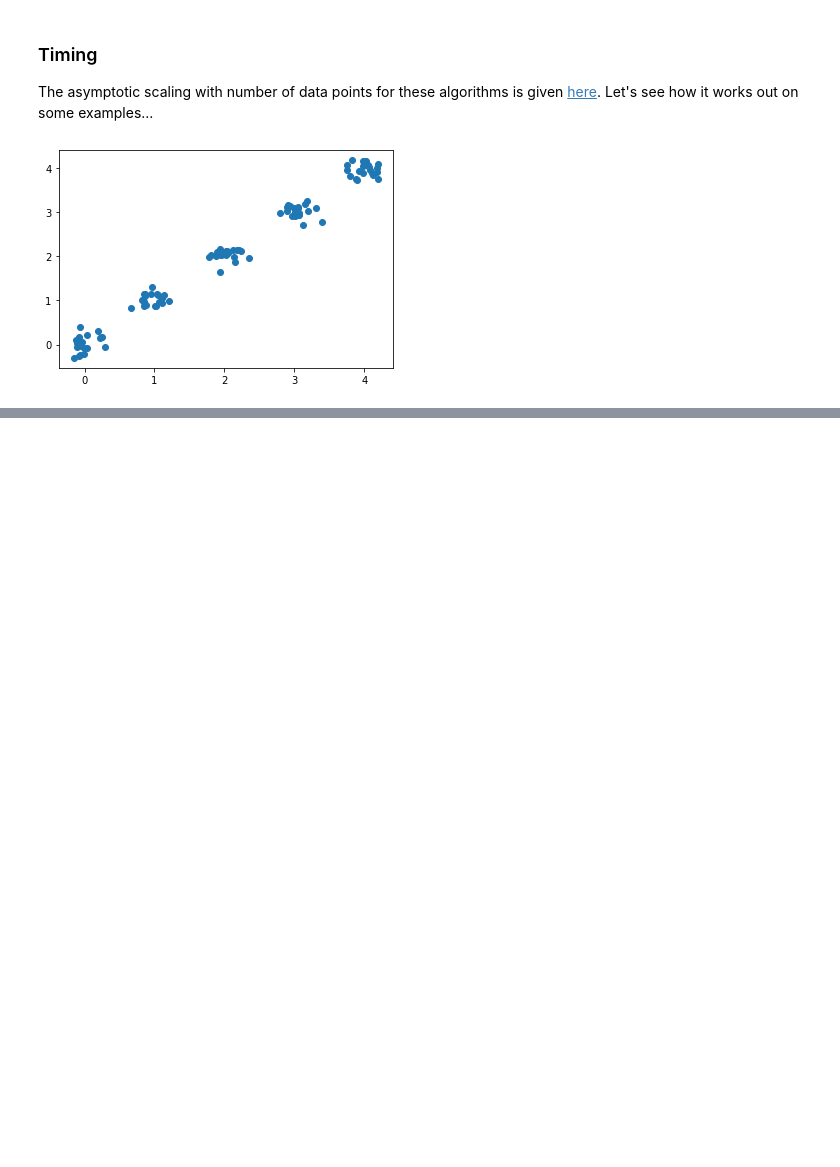
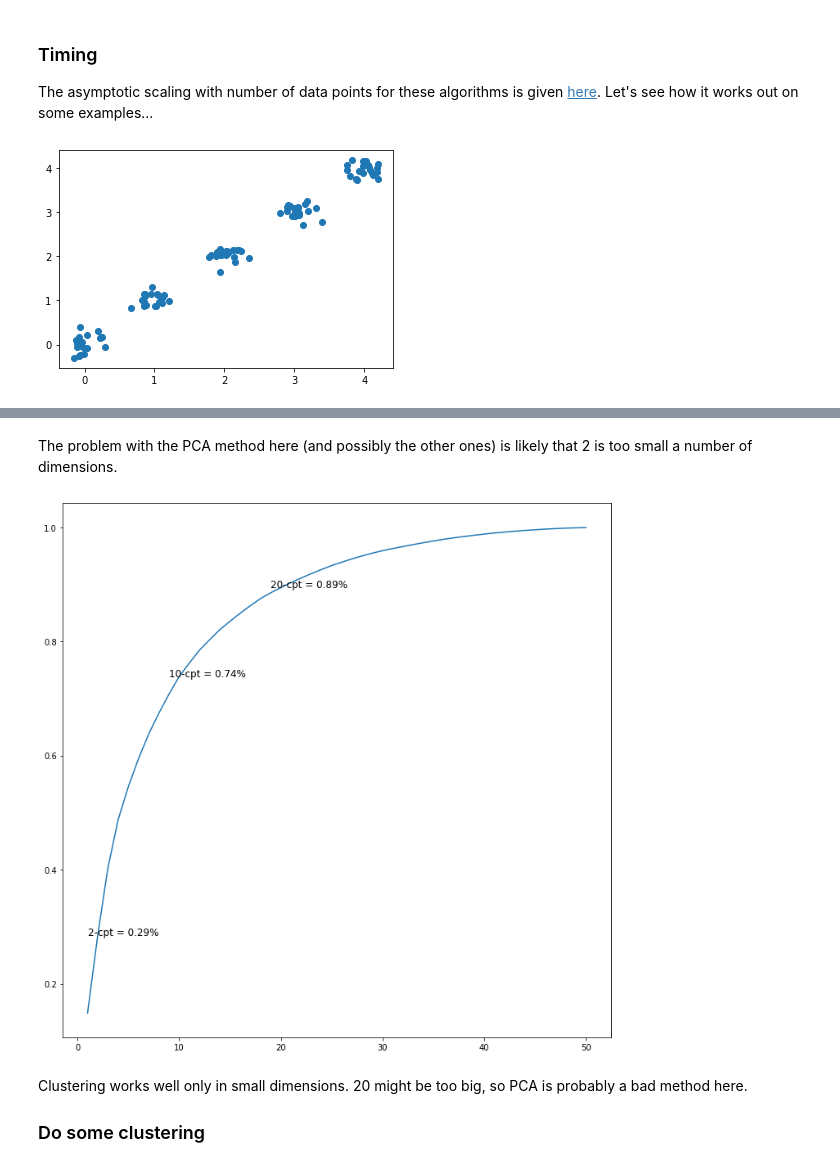
Before and after one commit to rudyarthur/ML-Notes, a Jupyter notebook: Dimensional Reduction.ipynb, the cells around one changed output, grey strips where cells are left out. Saved outputs shown, nothing was run; the diff lists cells and outputs as text; code cells hidden in the pictures; blank space fills up the shorter version.

Commit message:
clustering

```diff
--- a/Dimensional Reduction.ipynb
+++ b/Dimensional Reduction.ipynb
@@ -451,0 +490,19 @@ Note this is a log-log scale. PCA is an order of magnitude faster than LLE or Sp
+# %% [markdown]
+The problem with the PCA method here (and possibly the other ones) is likely that 2 is too small a number of dimensions.
+# %%
+pca = PCA(n_components=50)
+Y = pca.fit_transform(X)
+
+cumulative = np.cumsum( pca.explained_variance_ratio_ )
+
+fig = plt.figure(figsize=(12,12))
+plt.plot(range(1,51), cumulative);
+for i in [2,10,20]:
+    plt.text(i-1, cumulative[i-1], "{}-cpt = {:.2f}%".format(i,cumulative[i-1]), fontsize='large' )
+plt.show()
+# %% [output]
+[figure, added]
+# %% [markdown]
+Clustering works well only in small dimensions. 20 might be too big, so PCA is probably a bad method here.
+
+### Do some clustering
```
Also changed, not shown: parts of 12 cells of this notebook.
